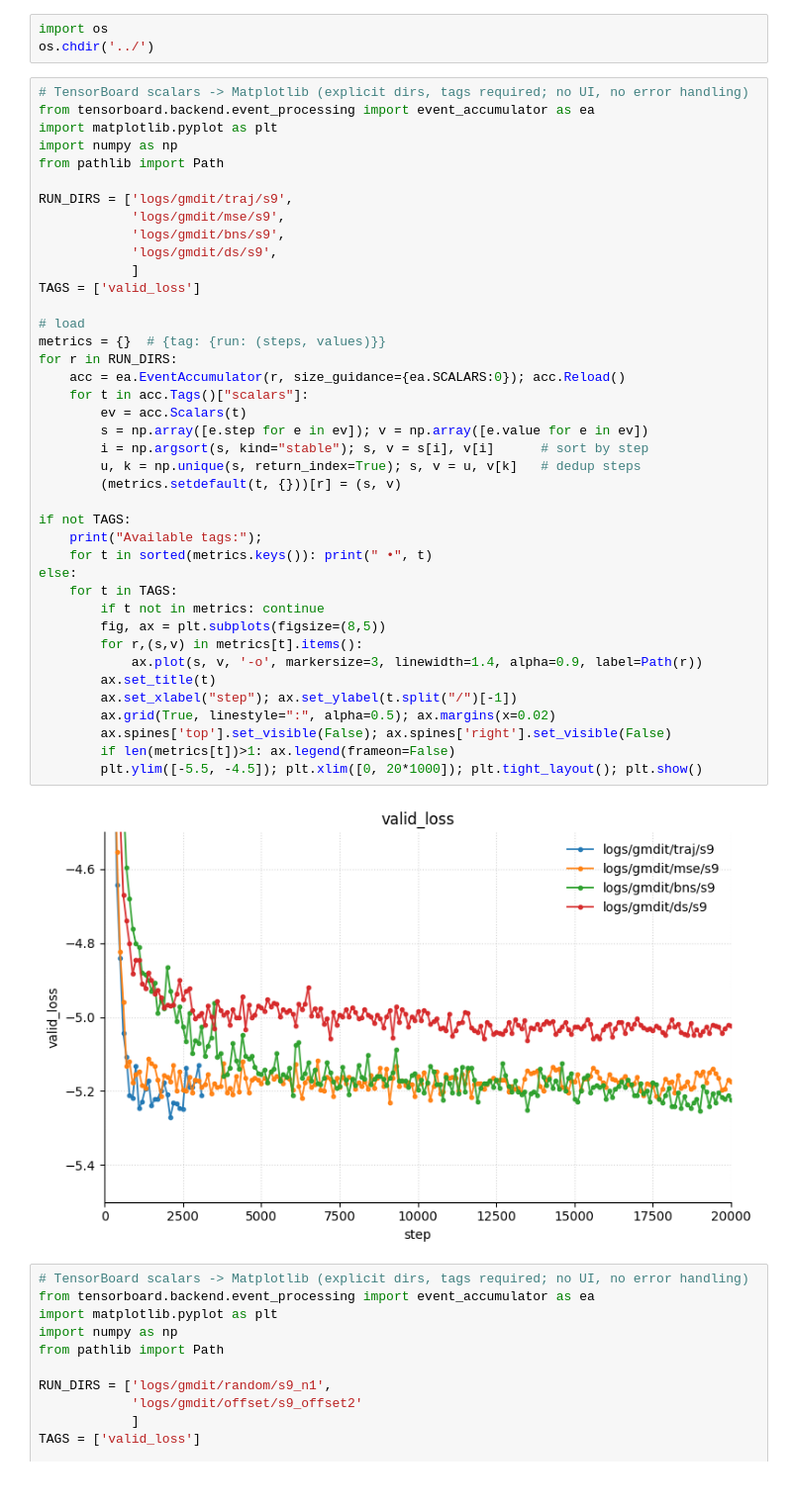
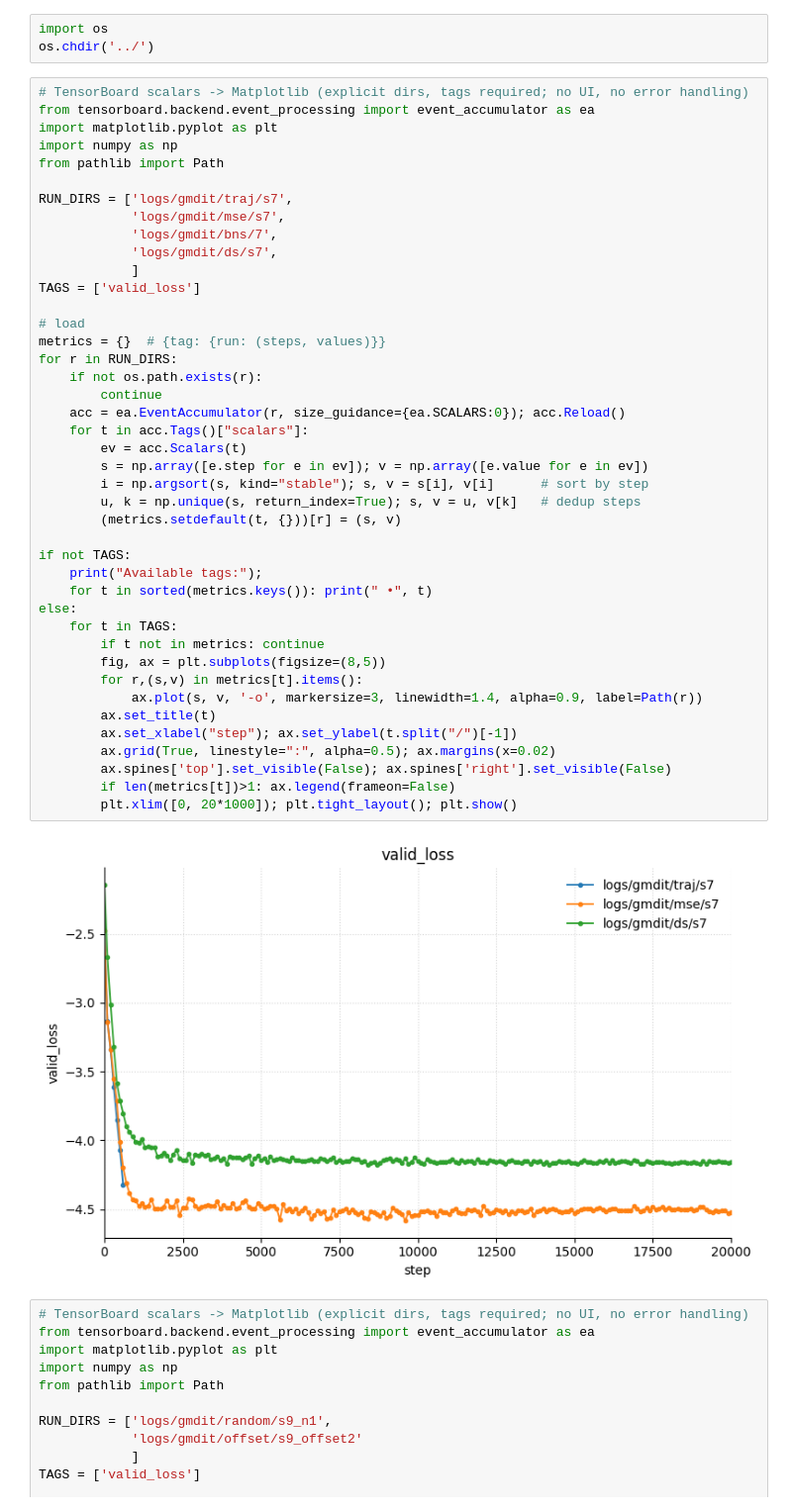
Before and after one commit to scpark20/logpx_samplers, a Jupyter notebook: reports/tensorboard_gmdit.ipynb, the cells around one changed output. Shown: that part at 99% size. Drawn from its saved outputs; the diff is of its cells as text.

```diff
--- a/reports/tensorboard_gmdit.ipynb
+++ b/reports/tensorboard_gmdit.ipynb
@@ -8,41 +8,43 @@ import matplotlib.pyplot as plt
 import numpy as np
 from pathlib import Path
 
-RUN_DIRS = ['logs/gmdit/traj/s9',
-            'logs/gmdit/mse/s9',
-            'logs/gmdit/bns/s9',
-            'logs/gmdit/ds/s9',
+RUN_DIRS = ['logs/gmdit/traj/s7',
+            'logs/gmdit/mse/s7',
+            'logs/gmdit/bns/7',
+            'logs/gmdit/ds/s7',
             ]
 TAGS = ['valid_loss']
 
 # load
 metrics = {}  # {tag: {run: (steps, values)}}
 for r in RUN_DIRS:
+    if not os.path.exists(r):
+        continue
     acc = ea.EventAccumulator(r, size_guidance={ea.SCALARS:0}); acc.Reload()
     for t in acc.Tags()["scalars"]:
         ev = acc.Scalars(t)
         s = np.array([e.step for e in ev]); v = np.array([e.value for e in ev])
         i = np.argsort(s, kind="stable"); s, v = s[i], v[i]      # sort by step
         u, k = np.unique(s, return_index=True); s, v = u, v[k]   # dedup steps
         (metrics.setdefault(t, {}))[r] = (s, v)
 
 if not TAGS:
     print("Available tags:");
     for t in sorted(metrics.keys()): print(" •", t)
 else:
     for t in TAGS:
         if t not in metrics: continue
         fig, ax = plt.subplots(figsize=(8,5))
         for r,(s,v) in metrics[t].items():
             ax.plot(s, v, '-o', markersize=3, linewidth=1.4, alpha=0.9, label=Path(r))
         ax.set_title(t)
         ax.set_xlabel("step"); ax.set_ylabel(t.split("/")[-1])
         ax.grid(True, linestyle=":", alpha=0.5); ax.margins(x=0.02)
         ax.spines['top'].set_visible(False); ax.spines['right'].set_visible(False)
         if len(metrics[t])>1: ax.legend(frameon=False)
-        plt.ylim([-5.5, -4.5]); plt.xlim([0, 20*1000]); plt.tight_layout(); plt.show()
+        plt.xlim([0, 20*1000]); plt.tight_layout(); plt.show()
 # %% [output]
-[figure, old version]
+[figure, new version]
 # %%
 # TensorBoard scalars -> Matplotlib (explicit dirs, tags required; no UI, no error handling)
 from tensorboard.backend.event_processing import event_accumulator as ea
```
Also changed, not shown: 3 other files.
